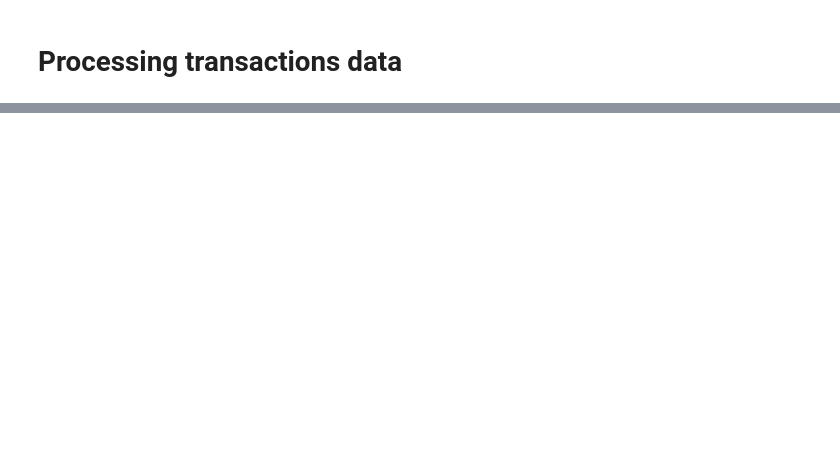
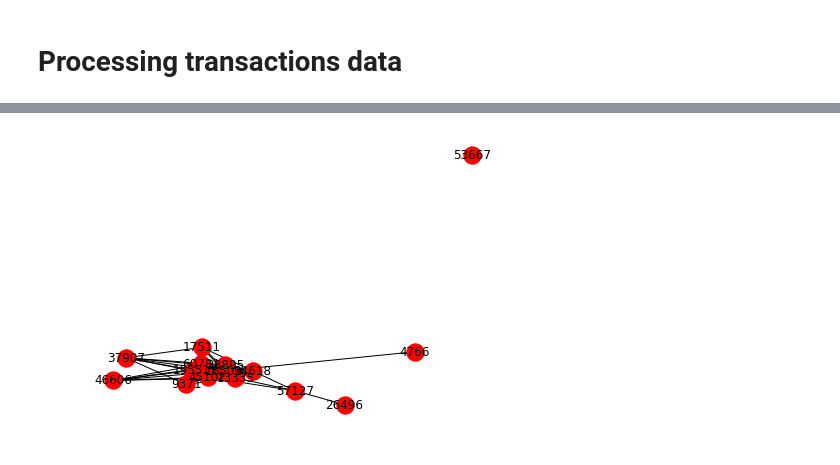
Before and after one commit to dedis/student_19_ripple-partition, a Jupyter notebook: Ripple/Transactions-Graph.ipynb, the cells around one changed output, grey strips where cells are left out. Cells and saved outputs as stored; diff of their text form; code cells hidden in the pictures; blank space fills up the shorter version.

Commit message:
Add transactions replay

```diff
--- a/Ripple/Transactions-Graph.ipynb
+++ b/Ripple/Transactions-Graph.ipynb
@@ -73,0 +111,23 @@ This account id does not match the node_public key of the ripple topology. (r...
+# %%
+sender_cols = ['sender','issuerSender']
+receiver_cols = ['receiver','issuerReceiver','actualIssuerReceiver']
+for s in sender_cols:
+    for r in receiver_cols:
+        mask = transactions[s].isin(gateways_accounts) & transactions[r].isin(gateways_accounts)
+        valid_transactions = transactions[mask][[s, r,'actualReceiverAmount']]
+        valid_transactions[s] = valid_transactions[s].apply(lambda x: account_to_asn[x])
+        valid_transactions[r] = valid_transactions[r].apply(lambda x: account_to_asn[x])
+        for index, row in valid_transactions.iterrows():
+            source = row[s]
+            dest = row[r]
+            amount = float(row['actualReceiverAmount'])
+
+            if (source != dest and not math.isnan(amount)):
+                try :
+                    path = nx.shortest_path(gateways_graph,source, dest)
+                    for i in range(len(path)-1):
+                        s_p = path[i]
+                        t_p = path[i+1]
+                        gateways_graph[s_p][t_p]['weight'] += amount
+                except:
+                    print('No path between {} and {}'.format(source,dest))
@@ -73,0 +165,4 @@ This account id does not match the node_public key of the ripple topology. (r...
+# %%
+nx.draw(gateways_graph,with_labels=True)
+# %% [output]
+[figure, added]
```
Also changed, not shown: parts of 27 cells of this notebook, 4 other files.
